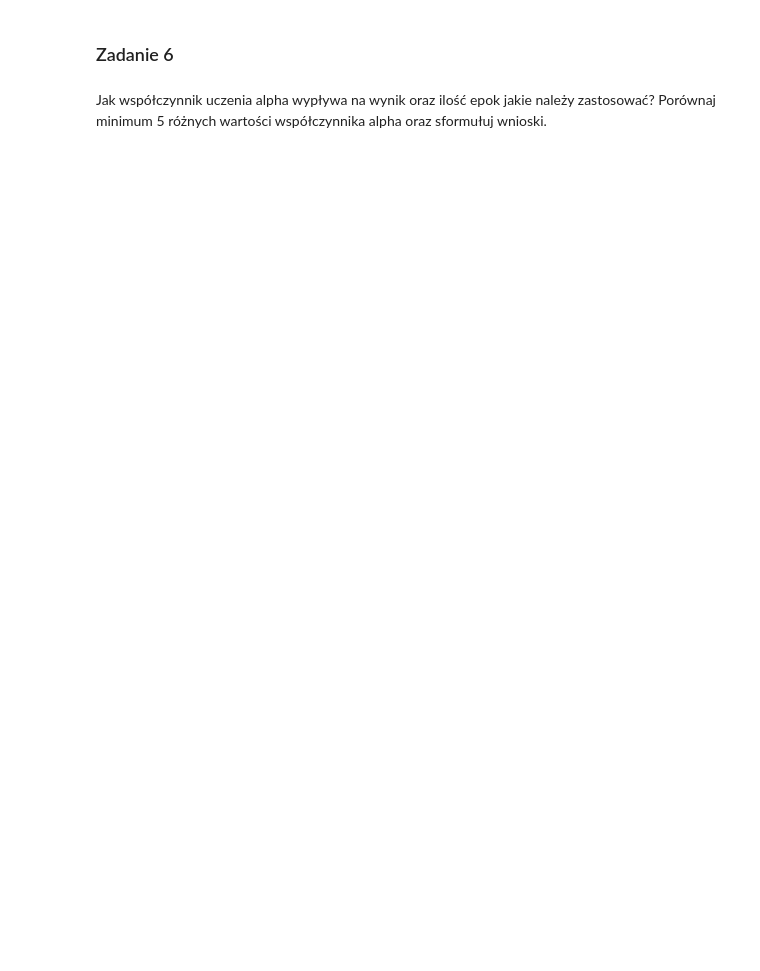
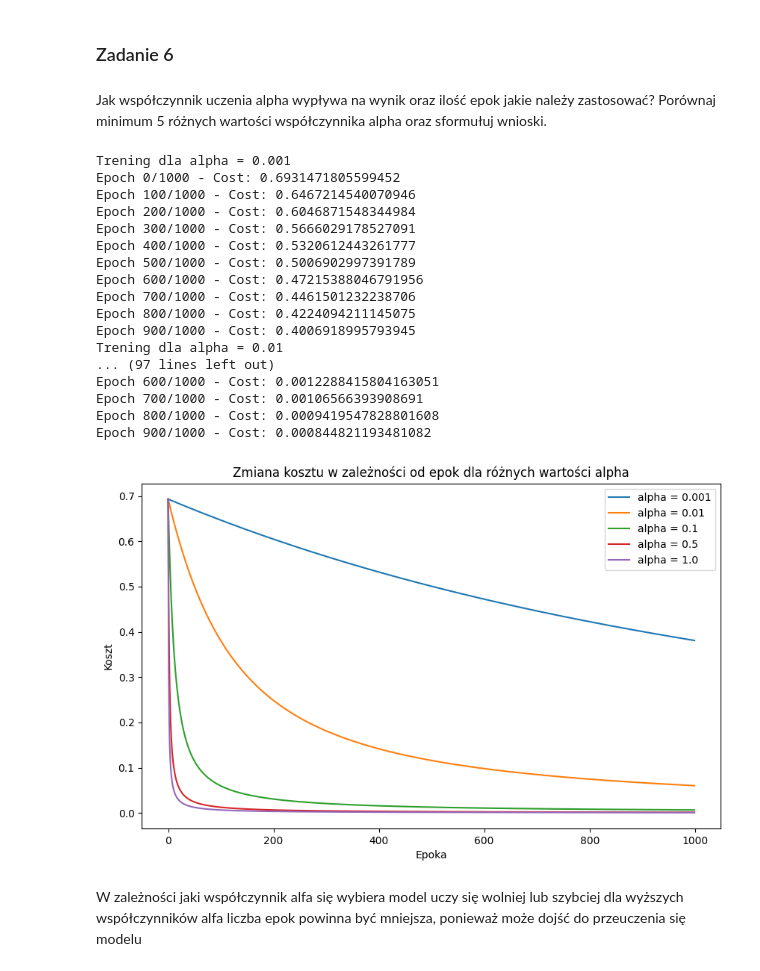
Before and after one commit to Batomet/Logistic_reg, a Jupyter notebook: Logistic_regression.ipynb, the cells around one changed output. Saved outputs shown, nothing was run; the diff lists cells and outputs as text; code cells hidden in the pictures; blank space fills up the shorter version.

```diff
--- a/Logistic_regression.ipynb
+++ b/Logistic_regression.ipynb
@@ -284,0 +363,14 @@ Zaproponuj i oblicz miarę skuteczności algorytmu regresji logistycznej. Wynik
+# %%
+def calculate_accuracy(predictions, y):
+
+    correct_predictions = np.sum(predictions == y)
+
+    total_samples = len(y)
+
+    accuracy = (correct_predictions / total_samples) * 100
+
+    return accuracy
+
+accuracy = calculate_accuracy(predictions, y)
+
+print(f"Skuteczność algorytmu (dokładność): {accuracy:.2f}%")
@@ -290,0 +383,53 @@ Jak współczynnik uczenia alpha wypływa na wynik oraz ilość epok jakie nale
+# %%
+alphas = [0.001, 0.01, 0.1, 0.5, 1.0]
+results = []
+for alpha in alphas:
+    print(f"Trening dla alpha = {alpha}")
+    weights, costs = train_logistic_regression(X_normalized, y, learning_rate=alpha, epochs=1000)
+
+    predictions = predict(X_normalized, weights)
+
+    accuracy = calculate_accuracy(predictions, y)
+
+    results.append({
+        'alpha': alpha,
+        'accuracy': accuracy,
+        'final_cost': costs[-1],
+        'epochs': len(costs)
+    })
+
+results_df = pd.DataFrame(results)
+print("\nWyniki dla różnych wartości alpha:")
+print(results_df)
+
+plt.figure(figsize=(10, 6))
+for alpha in alphas:
+    weights, costs = train_logistic_regression(X_normalized, y, learning_rate=alpha, epochs=1000)
+    plt.plot(costs, label=f'alpha = {alpha}')
+
+plt.xlabel('Epoka')
+plt.ylabel('Koszt')
+plt.title('Zmiana kosztu w zależności od epok dla różnych wartości alpha')
+plt.legend()
+plt.show()
+# %% [output]
+Trening dla alpha = 0.001
+Epoch 0/1000 - Cost: 0.6931471805599452
+Epoch 100/1000 - Cost: 0.6467214540070946
+Epoch 200/1000 - Cost: 0.6046871548344984
+Epoch 300/1000 - Cost: 0.5666029178527091
+Epoch 400/1000 - Cost: 0.5320612443261777
+Epoch 500/1000 - Cost: 0.5006902997391789
+Epoch 600/1000 - Cost: 0.47215388046791956
+Epoch 700/1000 - Cost: 0.4461501232238706
+Epoch 800/1000 - Cost: 0.4224094211145075
+Epoch 900/1000 - Cost: 0.4006918995793945
+Trening dla alpha = 0.01
+... (97 lines left out)
+Epoch 600/1000 - Cost: 0.0012288415804163051
+Epoch 700/1000 - Cost: 0.00106566393908691
+Epoch 800/1000 - Cost: 0.0009419547828801608
+Epoch 900/1000 - Cost: 0.000844821193481082
+[figure, added]
+# %% [markdown]
+W zależności jaki współczynnik alfa się wybiera model uczy się wolniej lub szybciej dla wyższych współczynników alfa liczba epok powinna być mniejsza, ponieważ może dojść do przeuczenia się modelu
```
Also changed, not shown: parts of 16 cells of this notebook.
